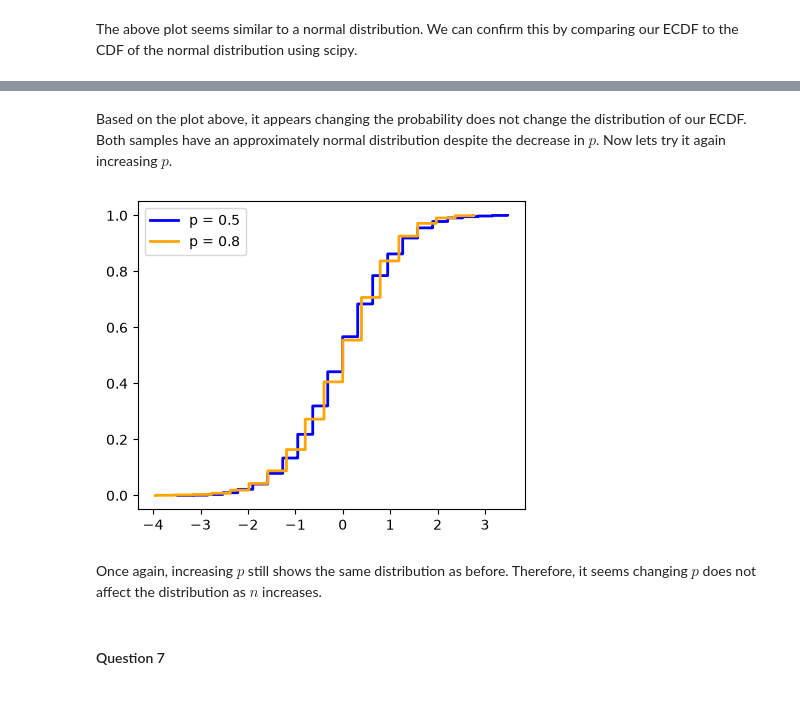
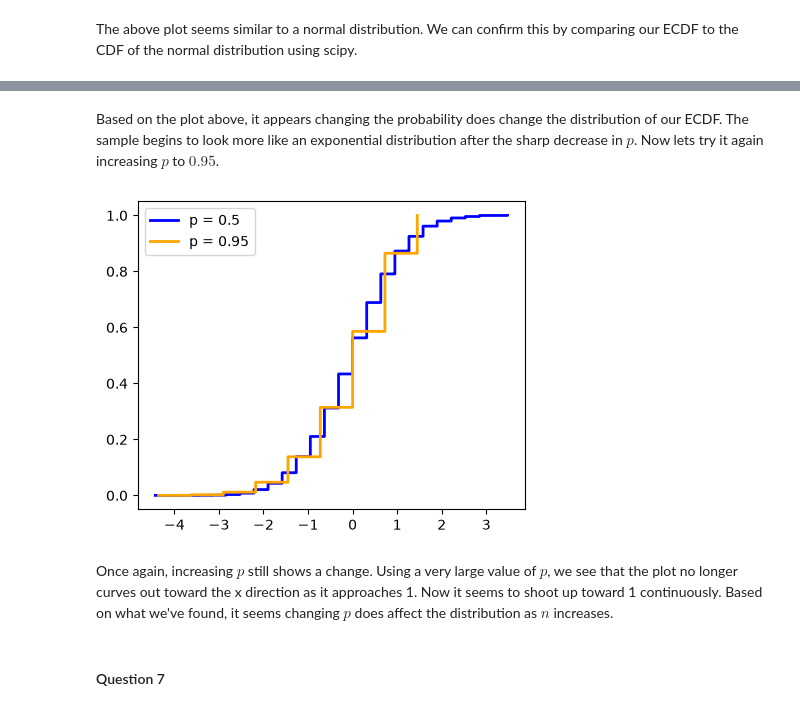
Before and after one commit to lchop14/DS-5030-Personal, a Jupyter notebook: lab4/lab_04.ipynb, the cells around one changed output, grey strips where cells are left out. Drawn from its saved outputs; the diff is of its cells as text; code cells hidden in the pictures.

Commit message:
Changes to more extreme values of p and s

```diff
--- a/lab4/lab_04.ipynb
+++ b/lab4/lab_04.ipynb
@@ -232,7 +232,7 @@ Now lets take a look at the effect of changing $p$. For this demonstration, will
 values = []
 n = 40
 pA = 0.5
-pB = 0.1
+pB = 0.002
 fig, ax = plt.subplots(figsize=(5, 4))
 
 for i in range(B):
@@ -267,43 +267,43 @@ plt.show()
 # %% [markdown]
-Based on the plot above, it appears changing the probability does not change the distribution of our ECDF. Both samples have an approximately normal distribution despite the decrease in $p$. Now lets try it again increasing $p$.
+Based on the plot above, it appears changing the probability does change the distribution of our ECDF. The sample begins to look more like an exponential distribution after the sharp decrease in $p$. Now lets try it again increasing $p$ to $0.95$.
 # %%
 values = []
 n = 40
 pA = 0.5
-pB = 0.8
+pB = 0.95
 fig, ax = plt.subplots(figsize=(5, 4))
 
 for i in range(B):
     expected = n * pA
     counts = rng.binomial(n, pA, size=b)
     value = counts[0] - expected
     sd = np.sqrt(n * pA * (1-pA))
 
     value = value / sd
     values.append(value)
 
 x, y = ecdf_xy(values)
 ax.step(x, y, where='post', color='blue', lw=2, label=f"p = {pA}")
 
 values = []
 
 for i in range(B):
     expected = n * pB
     counts = rng.binomial(n, pB, size=b)
     value = counts[0] - expected
     sd = np.sqrt(n * pB * (1-pB))
 
     value = value / sd
     values.append(value)
 
 x, y = ecdf_xy(values)
 ax.step(x, y, where='post', color='orange', lw=2, label=f"p = {pB}")
 ax.legend()
 plt.show()
 # %% [output]
-[figure, old version]
+[figure, new version]
 # %% [markdown]
-Once again, increasing $p$ still shows the same distribution as before. Therefore, it seems changing $p$ does not affect the distribution as $n$ increases.
+Once again, increasing $p$ still shows a change. Using a very large value of $p$, we see that the plot no longer curves out toward the x direction as it approaches 1. Now it seems to shoot up toward 1 continuously. Based on what we've found, it seems changing $p$ does affect the distribution as $n$ increases.
 # %% [markdown]
 #### Question 7
 # %%
```
Also changed, not shown: parts of 15 cells of this notebook.
